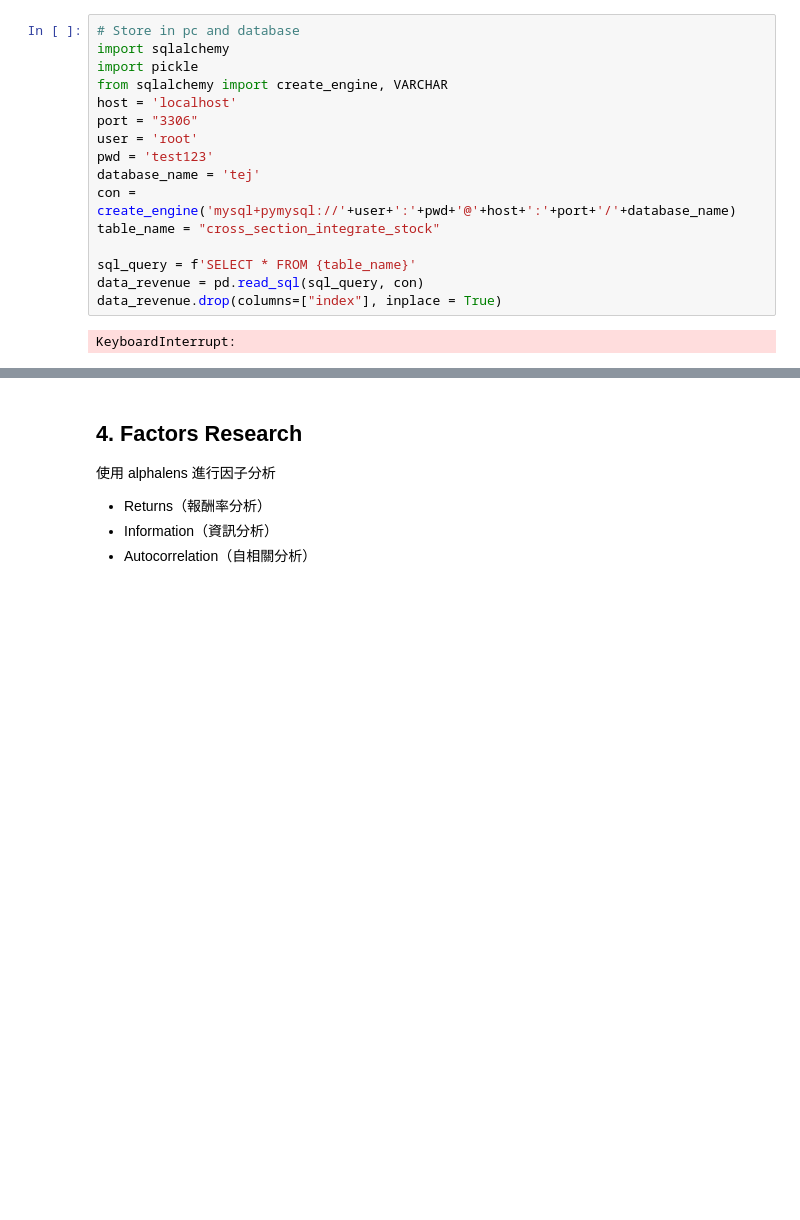
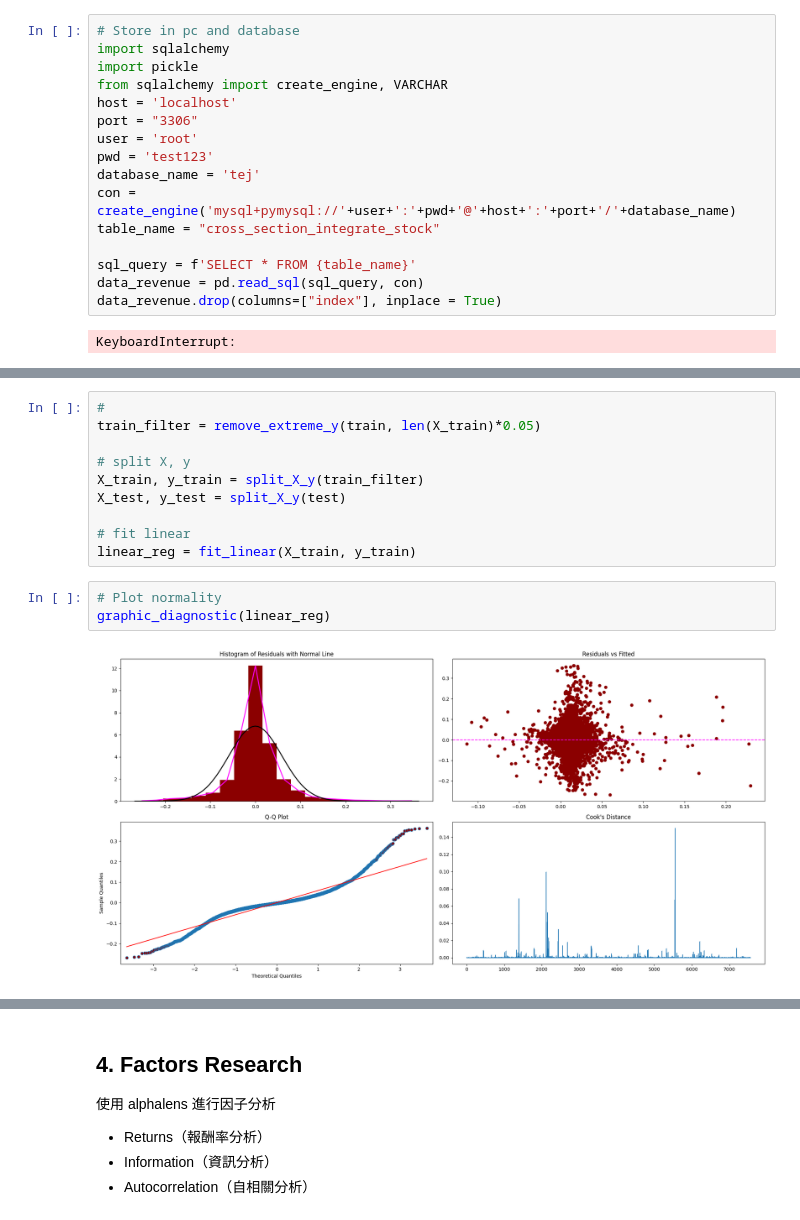
Before and after one commit to KJJHHH/Build-Portfolio, a Jupyter notebook: TEJ_portfolio/TEJ_Reg_Analysis.ipynb, the cells around one changed output, grey strips where cells are left out. Saved outputs shown, nothing was run; the diff lists cells and outputs as text; blank space fills up the shorter version.

```diff
--- a/TEJ_portfolio/TEJ_Reg_Analysis.ipynb
+++ b/TEJ_portfolio/TEJ_Reg_Analysis.ipynb
@@ -562,0 +448,15 @@ plt.show()
+# %%
+#
+train_filter = remove_extreme_y(train, len(X_train)*0.05)
+
+# split X, y
+X_train, y_train = split_X_y(train_filter)
+X_test, y_test = split_X_y(test)
+
+# fit linear
+linear_reg = fit_linear(X_train, y_train)
+# %%
+# Plot normality
+graphic_diagnostic(linear_reg)
+# %% [output]
+[figure, added]
```
Also changed, not shown: parts of 55 cells of this notebook.
